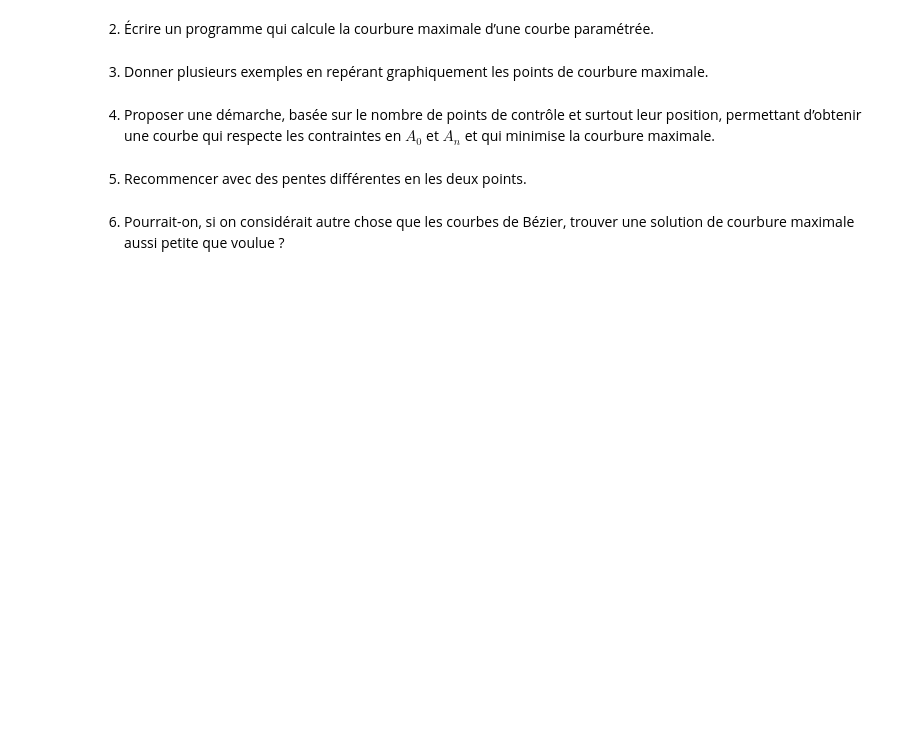
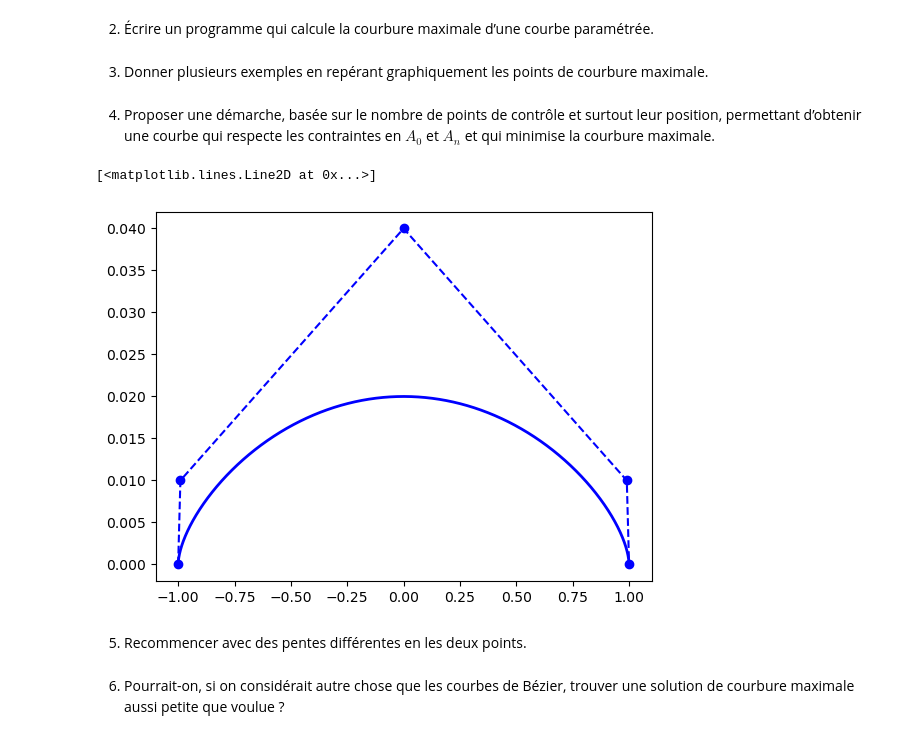
Before and after one commit to EvanTrenchant/Courbure-Minimale-Analyse5, a Jupyter notebook: CourbureMinimale.ipynb, the cells around one changed output. Saved outputs shown, nothing was run; the diff lists cells and outputs as text; code cells hidden in the pictures; blank space fills up the shorter version.

```diff
--- a/CourbureMinimale.ipynb
+++ b/CourbureMinimale.ipynb
@@ -279,6 +279,16 @@ plt.show()
 3. Donner plusieurs exemples en repérant graphiquement les points de courbure maximale.
 # %% [markdown]
 4. Proposer une démarche, basée sur le nombre de points de contrôle et surtout leur position, permettant d’obtenir une courbe qui respecte les contraintes en $A_0$ et $A_n$ et qui minimise la courbure maximale.
+# %%
+A = [[-1, 0], [-0.99, 0.01],[0,0.04],[0.99, 0.01], [1, 0]]
+GAMMA1 = gamma(A)
+GAMMA1 = np.array(GAMMA1)
+plt.plot(GAMMA1[:, 0], GAMMA1[:, 1], label='L=3', color='blue', linestyle='-', linewidth=2)
+A2 = np.array(A)
+plt.plot(A2[:, 0], A2[:, 1], linestyle='--', label='Points de contrôle L=3', color='blue', marker='o')
+# %% [output]
+[<matplotlib.lines.Line2D at 0x...>]
+[figure, added]
 # %% [markdown]
 5. Recommencer avec des pentes différentes en les deux points.
 # %% [markdown]
```
Also changed, not shown: parts of 1 cell of this notebook.
